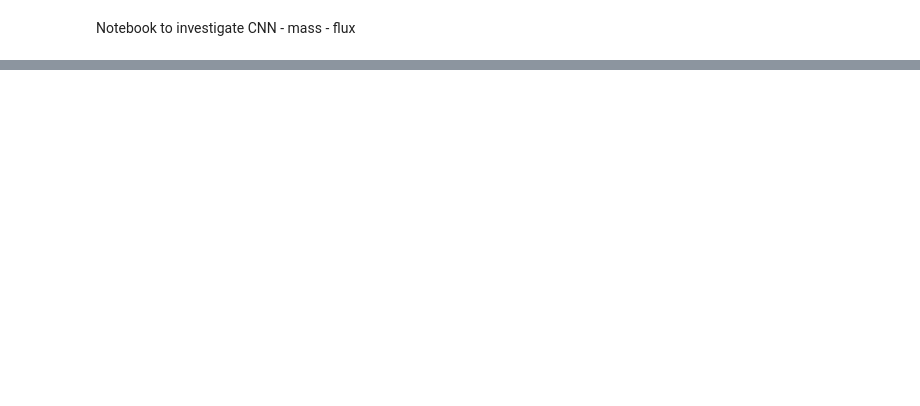
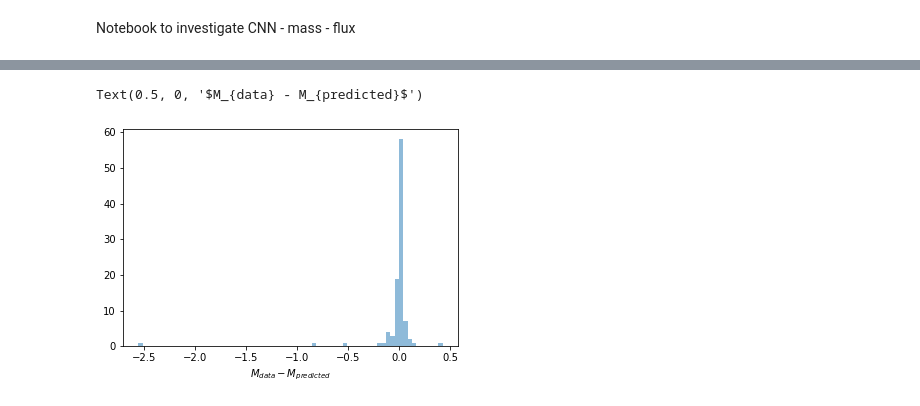
Before and after one commit to EiffL/sfh-inference-hackathon, a Jupyter notebook: notebooks/CNN_investigate.ipynb, the cells around one changed output, grey strips where cells are left out. Saved outputs shown, nothing was run; the diff lists cells and outputs as text; code cells hidden in the pictures; blank space fills up the shorter version.

```diff
--- a/notebooks/CNN_investigate.ipynb
+++ b/notebooks/CNN_investigate.ipynb
@@ -113,0 +162,23 @@ history = model.fit(x=dset['flux'], y=dset['quantile'][4], epochs=10)
+# %%
+err = []
+m_m = []
+err_n = []
+#features = np.ma.masked_values(features[2],0)
+#predict[k] = np.ma.masked_values(predict[k],0)
+for row in np.arange(len(features[0])):
+    error = (features[2][row][0].numpy() - predict[row][0])
+    m_max = features[2][row][0].numpy()
+    if features[2][row][0].numpy() != 0:
+        error_n = (features[2][row][0].numpy() - predict[row][0])/features[2][row][0].numpy()
+    err.append(error)
+    err_n.append(error_n)
+    m_m.append(m_m)
+# %%
+err = np.ma.masked_values(err,0)
+err = np.ma.masked_values(err,np.inf)
+plt.hist(err, bins=70, alpha=0.5);
+plt.xlabel(r'$M_{data} - M_{predicted}$')
+#err
+# %% [output]
+Text(0.5, 0, '$M_{data} - M_{predicted}$')
+[figure, added]
```
Also changed, not shown: parts of 19 cells of this notebook.
